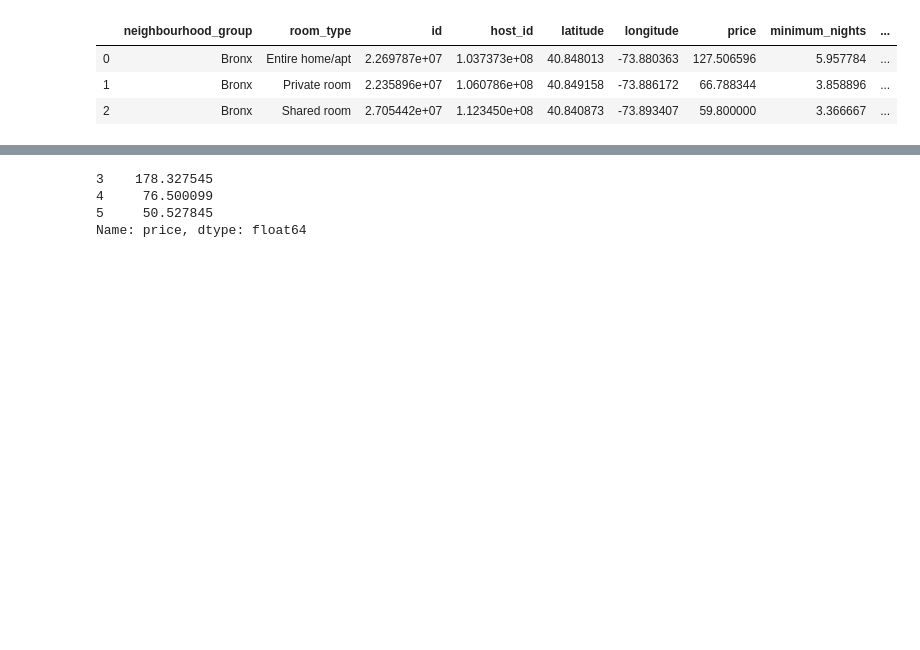
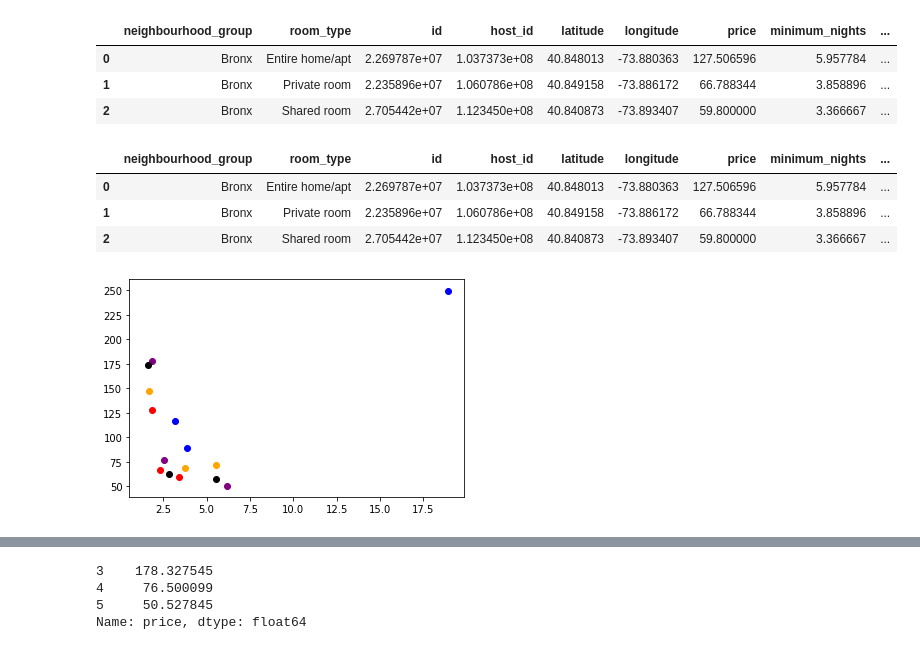
Before and after one commit to mcordray1988/NY_AIR_BNB, a Jupyter notebook: NY_CITY _AIRBNB_DATA.ipynb, the cells around one changed output, grey strips where cells are left out. Saved outputs shown, nothing was run; the diff lists cells and outputs as text; code cells hidden in the pictures; blank space fills up the shorter version.

```diff
--- a/NY_CITY _AIRBNB_DATA.ipynb
+++ b/NY_CITY _AIRBNB_DATA.ipynb
@@ -69,3 +61,17 @@ bronx
 | 0 | Bronx | Entire home/apt | 2.269787e+07 | 1.037373e+08 | 40.848013 | -73.880363 | 127.506596 | 5.957784 | ... |
 | 1 | Bronx | Private room | 2.235896e+07 | 1.060786e+08 | 40.849158 | -73.886172 | 66.788344 | 3.858896 | ... |
 | 2 | Bronx | Shared room | 2.705442e+07 | 1.123450e+08 | 40.840873 | -73.893407 | 59.800000 | 3.366667 | ... |
+# %%
+bronx_map = plt.scatter(bronx["calculated_host_listings_count"],bronx["price"], color = "red")
+brooklyn_map = plt.scatter(Brooklyn["calculated_host_listings_count"],Brooklyn["price"], color = "purple")
+Manhattan_map = plt.scatter(Manhattan["calculated_host_listings_count"],Manhattan["price"], color = "blue")
+Queens_map = plt.scatter(Queens["calculated_host_listings_count"],Queens["price"], color = "orange")
+Staten_Island_map = plt.scatter(Staten_Island["calculated_host_listings_count"],Staten_Island["price"], color = "black")
+
+bronx.head()
+# %% [output]
+|  | neighbourhood_group | room_type | id | host_id | latitude | longitude | price | minimum_nights | ... |
+| 0 | Bronx | Entire home/apt | 2.269787e+07 | 1.037373e+08 | 40.848013 | -73.880363 | 127.506596 | 5.957784 | ... |
+| 1 | Bronx | Private room | 2.235896e+07 | 1.060786e+08 | 40.849158 | -73.886172 | 66.788344 | 3.858896 | ... |
+| 2 | Bronx | Shared room | 2.705442e+07 | 1.123450e+08 | 40.840873 | -73.893407 | 59.800000 | 3.366667 | ... |
+[figure, added]
```
Also changed, not shown: parts of 24 cells of this notebook.
